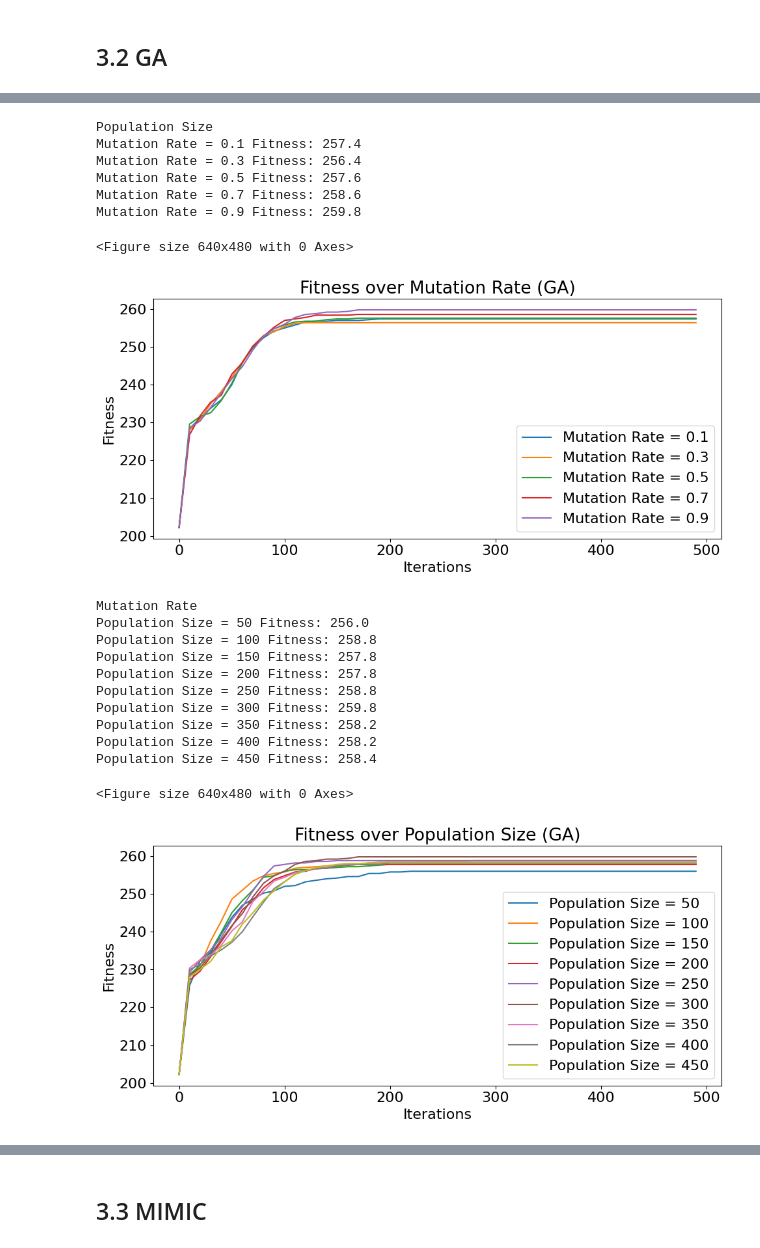
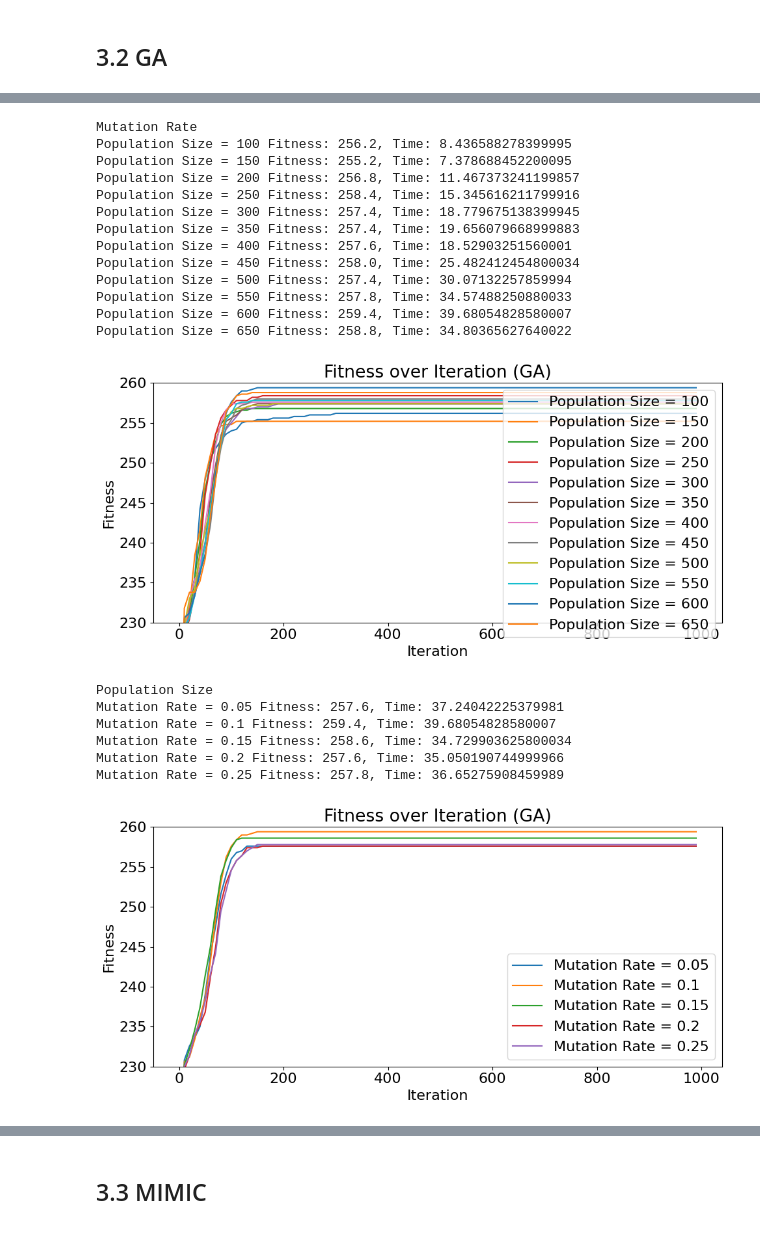
Before and after one commit to RomainFrog/CS7641-A2, a Jupyter notebook: KCOLOR.ipynb, the cells around one changed output, grey strips where cells are left out. Cells and saved outputs as stored; diff of their text form; code cells hidden in the pictures.

```diff
--- a/KCOLOR.ipynb
+++ b/KCOLOR.ipynb
@@ -200,10 +240,10 @@ ga = GARunner(problem=problem_hard,
               experiment_name='tsp_ga',
               output_directory=None, # note: specify an output directory to have results saved to disk
               seed=FIXED_SEED,
-              iteration_list=np.arange(0, 500, 10),
+              iteration_list=np.arange(0, 1000, 10),
               max_attempts=50,
-              population_sizes=np.arange(50, 500, 50),
-              mutation_rates=[0.1, 0.3, 0.5, 0.7, 0.9]
+              population_sizes=np.arange(100, 700, 50),
+              mutation_rates=[0.05, 0.1, 0.15, 0.20, 0.25]
             )
 
 ga_results = run_experiment_multi_seed(ga, RANDOM_SEEDS)
@@ -218,9 +264,6 @@ with open('experiments/KC_GA_HP.pkl', 'rb') as f:
 
 ga_hp_mean, ga_hp_std, ga_hp_min, ga_hp_max = runner_results_to_stats(ga_results)
 
-best_it = get_optimal_hyperparameters(ga_hp_mean)
-ga_optimal_HP = {}
-ga_optimal_HP['Mutation Rate'] = best_it['Mutation Rate']
-ga_optimal_HP['Population Size'] = best_it['Population Size']
+ga_optimal_HP = get_optimal_hyperparameters(ga_hp_mean,['Population Size', 'Mutation Rate'])
 ga_optimal_HP
 # %% [output]
@@ -237,27 +280,28 @@ plot_fitness_fevals(best_mean, best_std, best_min, best_max, "GA", "TSP")
 # %%
 for key in ga_optimal_HP.keys():
-    plot_fitness_vs_hyperparameter(ga_hp_mean, ga_hp_std, ga_optimal_HP, key, "GA", "TSP")
+    plot_fitness_vs_hyperparameter(ga_hp_mean, ga_hp_std, ga_optimal_HP, key, "GA", "TSP", y_lim=(230, 260))
 # %% [output]
-Population Size
-Mutation Rate = 0.1 Fitness: 257.4
-Mutation Rate = 0.3 Fitness: 256.4
-Mutation Rate = 0.5 Fitness: 257.6
-Mutation Rate = 0.7 Fitness: 258.6
-Mutation Rate = 0.9 Fitness: 259.8
+Mutation Rate
+Population Size = 100 Fitness: 256.2, Time: 8.436588278399995
+Population Size = 150 Fitness: 255.2, Time: 7.378688452200095
+Population Size = 200 Fitness: 256.8, Time: 11.467373241199857
+Population Size = 250 Fitness: 258.4, Time: 15.345616211799916
+Population Size = 300 Fitness: 257.4, Time: 18.779675138399945
+Population Size = 350 Fitness: 257.4, Time: 19.656079668999883
+Population Size = 400 Fitness: 257.6, Time: 18.52903251560001
+Population Size = 450 Fitness: 258.0, Time: 25.482412454800034
+Population Size = 500 Fitness: 257.4, Time: 30.07132257859994
+Population Size = 550 Fitness: 257.8, Time: 34.57488250880033
+Population Size = 600 Fitness: 259.4, Time: 39.68054828580007
+Population Size = 650 Fitness: 258.8, Time: 34.80365627640022
+[figure, new version]
-<Figure size 640x480 with 0 Axes>
+Population Size
+Mutation Rate = 0.05 Fitness: 257.6, Time: 37.24042225379981
+Mutation Rate = 0.1 Fitness: 259.4, Time: 39.68054828580007
+Mutation Rate = 0.15 Fitness: 258.6, Time: 34.729903625800034
+Mutation Rate = 0.2 Fitness: 257.6, Time: 35.050190744999966
+Mutation Rate = 0.25 Fitness: 257.8, Time: 36.65275908459989
-[figure, old version]
-Mutation Rate
-Population Size = 50 Fitness: 256.0
-Population Size = 100 Fitness: 258.8
-Population Size = 150 Fitness: 257.8
-Population Size = 200 Fitness: 257.8
-Population Size = 250 Fitness: 258.8
-Population Size = 300 Fitness: 259.8
-Population Size = 350 Fitness: 258.2
-Population Size = 400 Fitness: 258.2
-Population Size = 450 Fitness: 258.4
-<Figure size 640x480 with 0 Axes>
-[figure, old version]
+[figure, new version]
 # %%
 plot_HP_heatmap(ga_hp_mean, 'Population Size', 'Mutation Rate',  "GA", "TSP")
 # %% [output]
```
Also changed, not shown: parts of 20 cells of this notebook, 30 other files.
